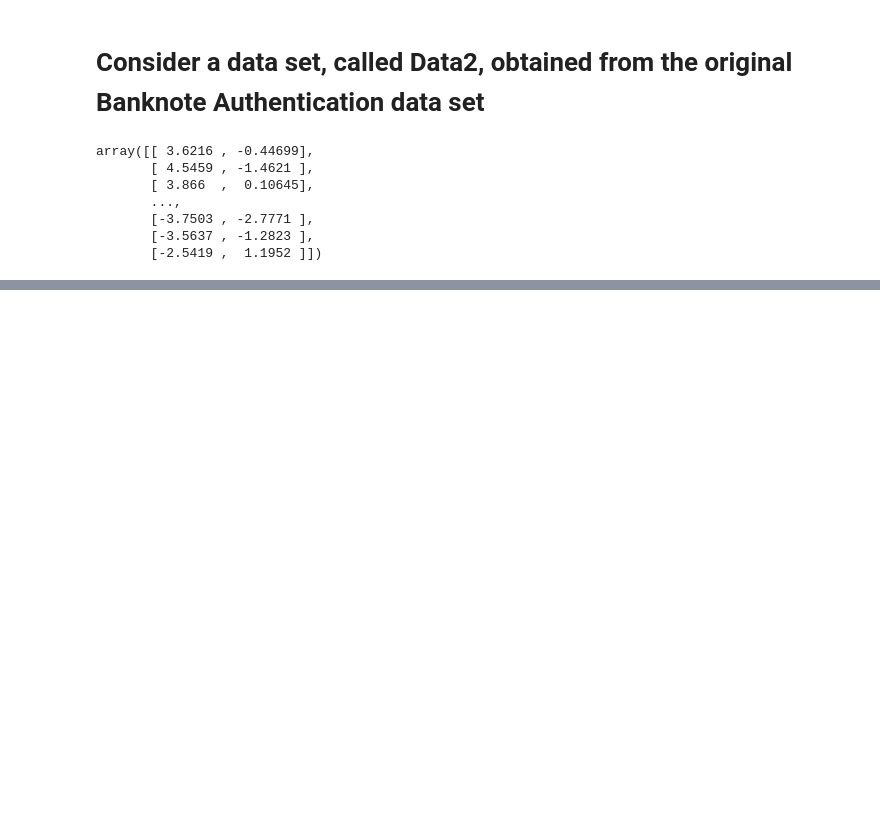
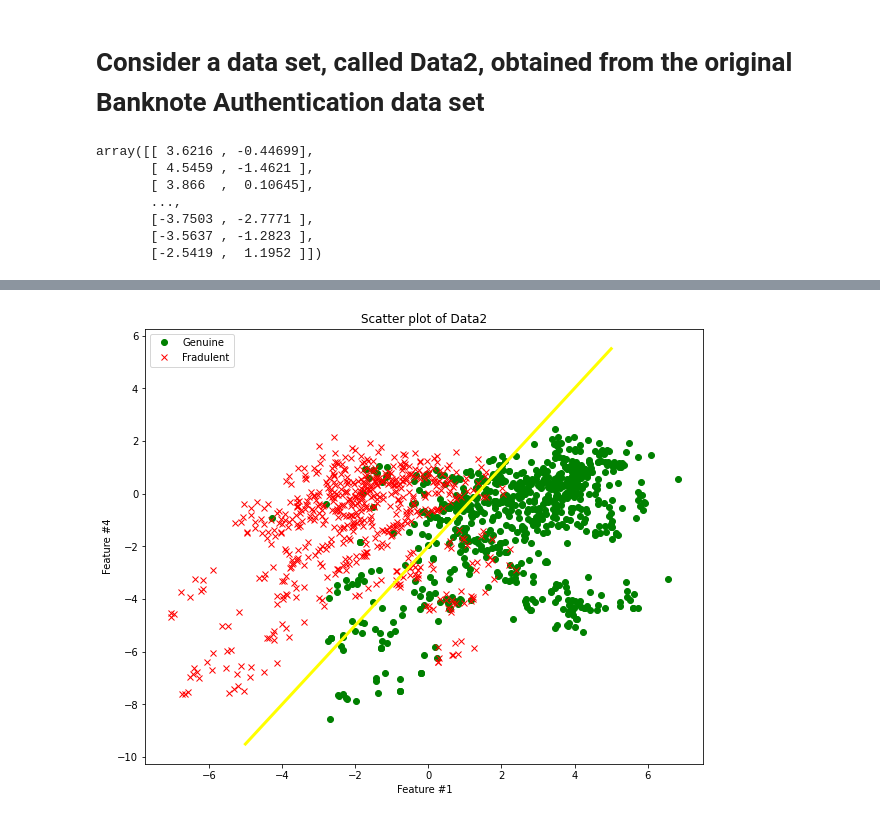
Before and after one commit to IkhlasAhmad1998/StartingPython, a Jupyter notebook: Assignment.ipynb, the cells around one changed output, grey strips where cells are left out. Saved outputs shown, nothing was run; the diff lists cells and outputs as text; code cells hidden in the pictures; blank space fills up the shorter version.

```diff
--- a/Assignment.ipynb
+++ b/Assignment.ipynb
@@ -162,0 +188,14 @@ plt.show()
+# %%
+plt.figure(figsize=(10,8))
+
+
+plt.plot(genuine[:,0], genuine[:,1], "go", label="Genuine")
+plt.plot(fradulent[:,0], fradulent[:,1], "rx", label="Fradulent")
+plt.plot([-5, 5], [-9.5, 5.5], "yellow", linewidth=3)
+plt.xlabel("Feature #1")
+plt.ylabel("Feature #4")
+plt.title("Scatter plot of Data2")
+plt.legend(loc="upper left")
+plt.show()
+# %% [output]
+[figure, added]
```
Also changed, not shown: parts of 8 cells of this notebook.
